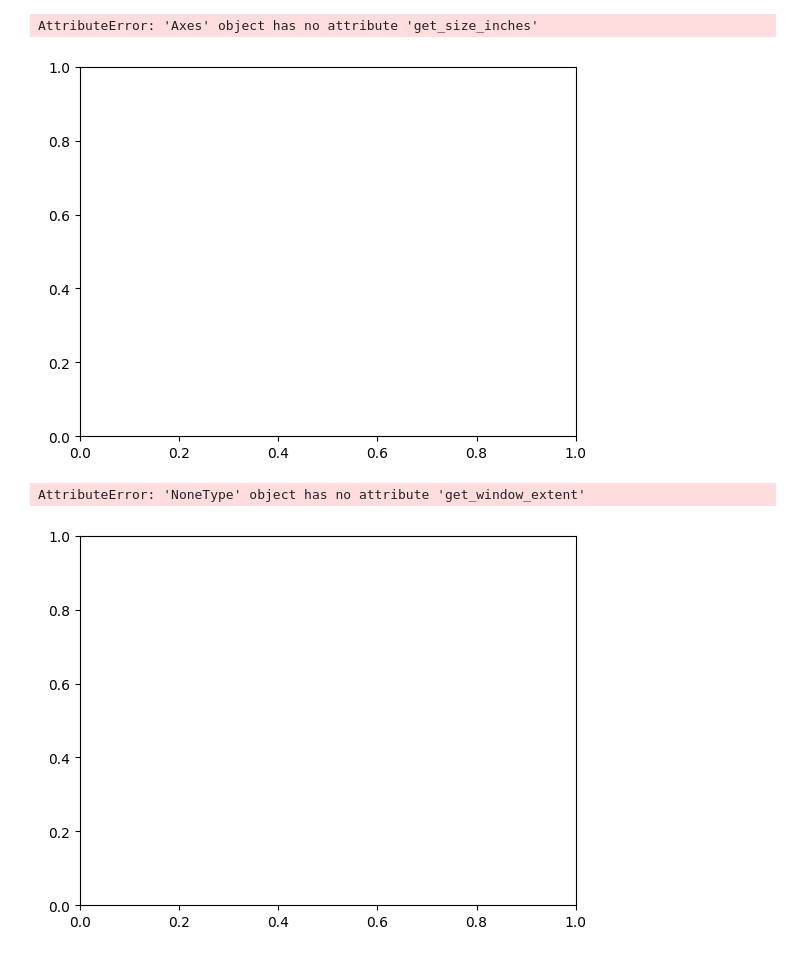
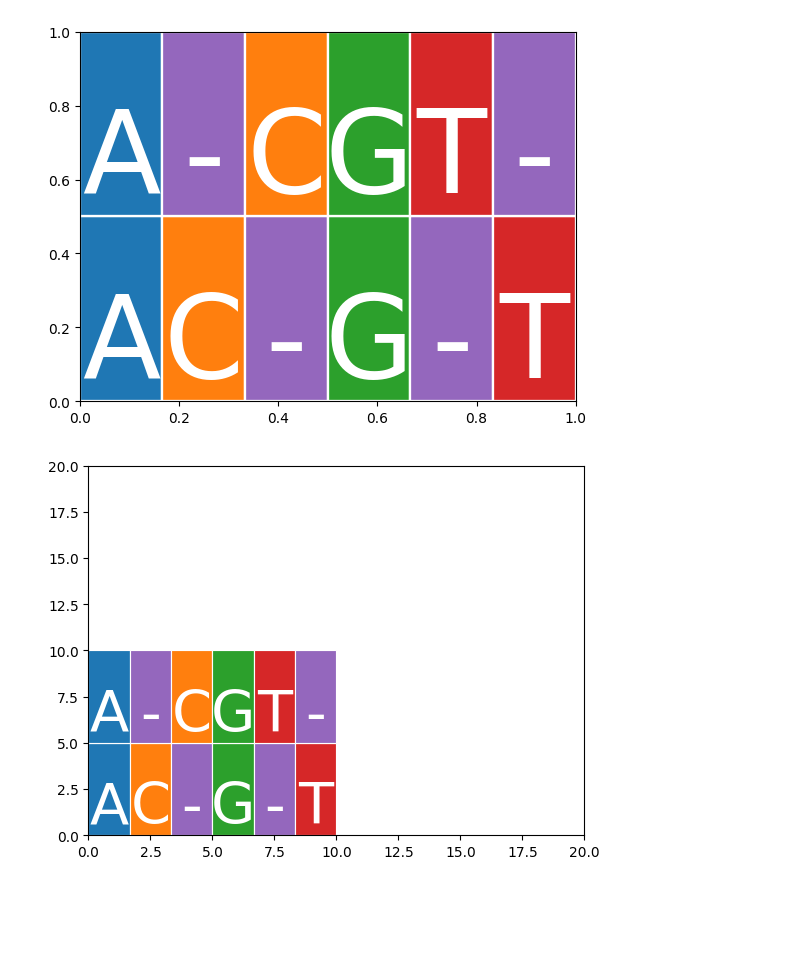
Before and after one commit to mourisl/MSAplot, a Jupyter notebook: vizMSA_dev.ipynb, the cells around one changed output. Saved outputs shown, nothing was run; the diff lists cells and outputs as text; code cells hidden in the pictures; blank space fills up the shorter version.

```diff
--- a/vizMSA_dev.ipynb
+++ b/vizMSA_dev.ipynb
@@ -6,8 +6,8 @@ import seaborn as sns
 # %%
 def CalculateFontsize(xlim, ylim, ax, fig, rows, cols, unit_scale=1):
     # Get axis limits
-    #xlim = ax.get_xlim()
-    #ylim = ax.get_ylim()
+    axXlim = ax.get_xlim()
+    axYlim = ax.get_ylim()
 
     # Get figure dimensions in pixels
     fig_width, fig_height = fig.get_size_inches() * fig.dpi
@@ -17,8 +17,8 @@ def CalculateFontsize(xlim, ylim, ax, fig, rows, cols, unit_scale=1):
     ax_width, ax_height = bbox.width * fig.dpi, bbox.height * fig.dpi
 
     # Calculate font size proportional to axis units
-    fontsize_x = unit_scale * ax_width / (xlim[1] - xlim[0]) / cols
-    fontsize_y = unit_scale * ax_height / (ylim[1] - ylim[0]) / rows
+    fontsize_x = unit_scale * ax_width / (axXlim[1] - axXlim[0]) / cols * (xlim[1] - xlim[0])
+    fontsize_y = unit_scale * ax_height / (axYlim[1] - axYlim[0]) / rows * (ylim[1] - ylim[0])
 
     # Use the minimum of the two to keep the font size consistent
     fontsize = min(fontsize_x, fontsize_y)
@@ -39,6 +39,7 @@ def DrawMSA(msa, axlim = None, color_order = None, palette=None, ax=None, fig=No
         fontsize = CalculateFontsize(ax.get_xlim(), ax.get_ylim(), ax, fig, height, length)
     else:
         fontsize = CalculateFontsize(axlim[0], axlim[1], ax, fig, height, length)
+
     chrColor = {}
 
     if color_order == None:
@@ -51,19 +52,21 @@ def DrawMSA(msa, axlim = None, color_order = None, palette=None, ax=None, fig=No
         for i,c in enumerate(color_order):
             chrColor[c] = sns.color_palette(palette)[i]
 
+    lengthUnit = 1 / length
+    heightUnit = 1 / height
+    if (axlim != None):
+        lengthUnit = (axlim[0][1] - axlim[0][0]) / length
+        heightUnit = (axlim[1][1] - axlim[1][0]) / height
+
     for i, a in enumerate(msa):
         for j,c in enumerate(a):
-            if (axlim == None):
-                ax.text(x=j/length+0.5/length, y=i/height, s=c, color="white",
-                    va="bottom", ha="center", fontsize=fontsize,
-                    transform=ax.transAxes)
-                ax.add_patch( patches.Rectangle(xy=(j/length, i/height),
-                                               width = 1/length, height=1/height,
-                                              facecolor=chrColor[c], linewidth=fontsize/50, edgecolor="white",
-                                              transform=ax.transAxes))
-                ax.set_axis_off()
-            else:
-                return ax
+            ax.text(x=(j + 0.5)*lengthUnit, y=i * heightUnit, s=c, color="white",
+                va="bottom", ha="center", fontsize=fontsize,
+                transform=ax.transAxes if axlim == None else ax.transData)
+            ax.add_patch( patches.Rectangle(xy=(j * lengthUnit, i * heightUnit),
+                                           width = lengthUnit, height=heightUnit,
+                                          facecolor=chrColor[c], linewidth=fontsize/50, edgecolor="white",
+                                          transform=ax.transAxes if axlim == None else ax.transData))
 
     #ax.set_xlim(0, len(msa[0]))
     #ax.set_ylim(-0.5, len(msa) - 0.5)
@@ -71,12 +74,11 @@ def DrawMSA(msa, axlim = None, color_order = None, palette=None, ax=None, fig=No
 # %%
 ax=DrawMSA(msa=["AC-G-T", "A-CGT-"], color_order="ACGT-")
 # %% [output]
-AttributeError: 'Axes' object has no attribute 'get_size_inches'
-[figure, old version]
+[figure, new version]
 # %%
+ax = plt.gca()
+ax.set(xlim=[0,20], ylim=[0, 20])
 ax=DrawMSA(msa=["AC-G-T", "A-CGT-"], color_order="ACGT-",
-          axlim=[[0,10], [0,10]])
-ax.set(xlim=[0,10], ylim=[0, 10])
+          axlim=[[0,10], [0,10]], ax=ax)
 # %% [output]
-AttributeError: 'NoneType' object has no attribute 'get_window_extent'
-[figure, old version]
+[figure, new version]
```
